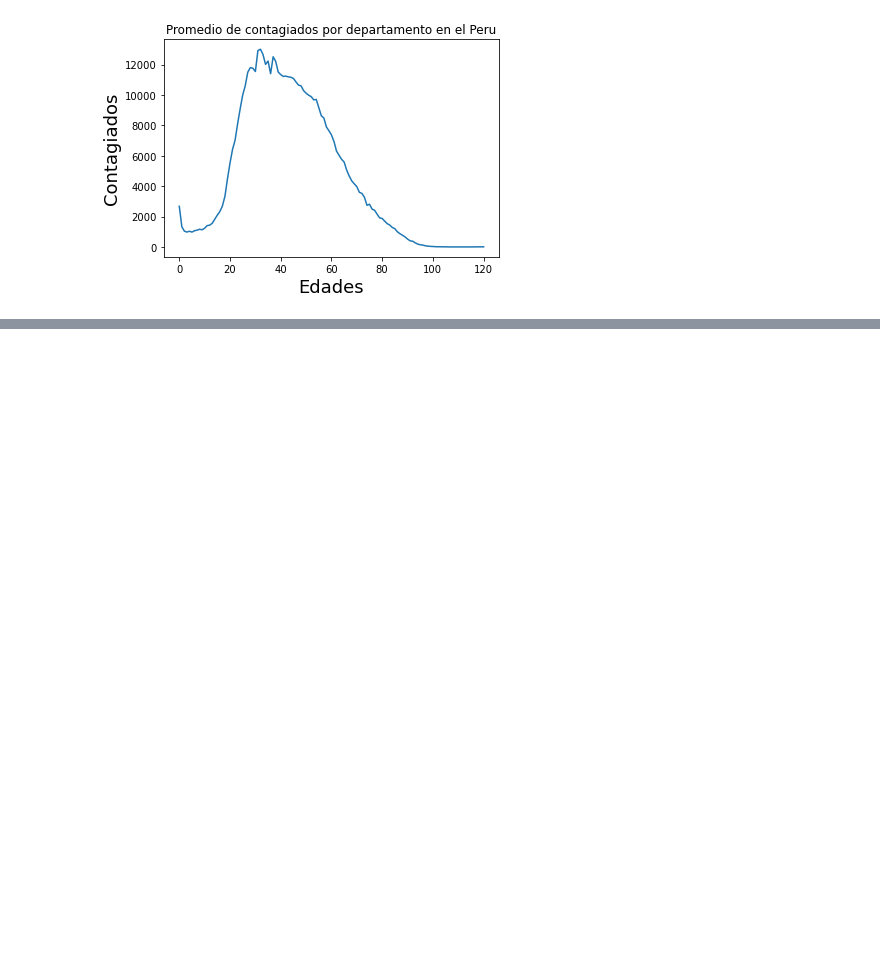
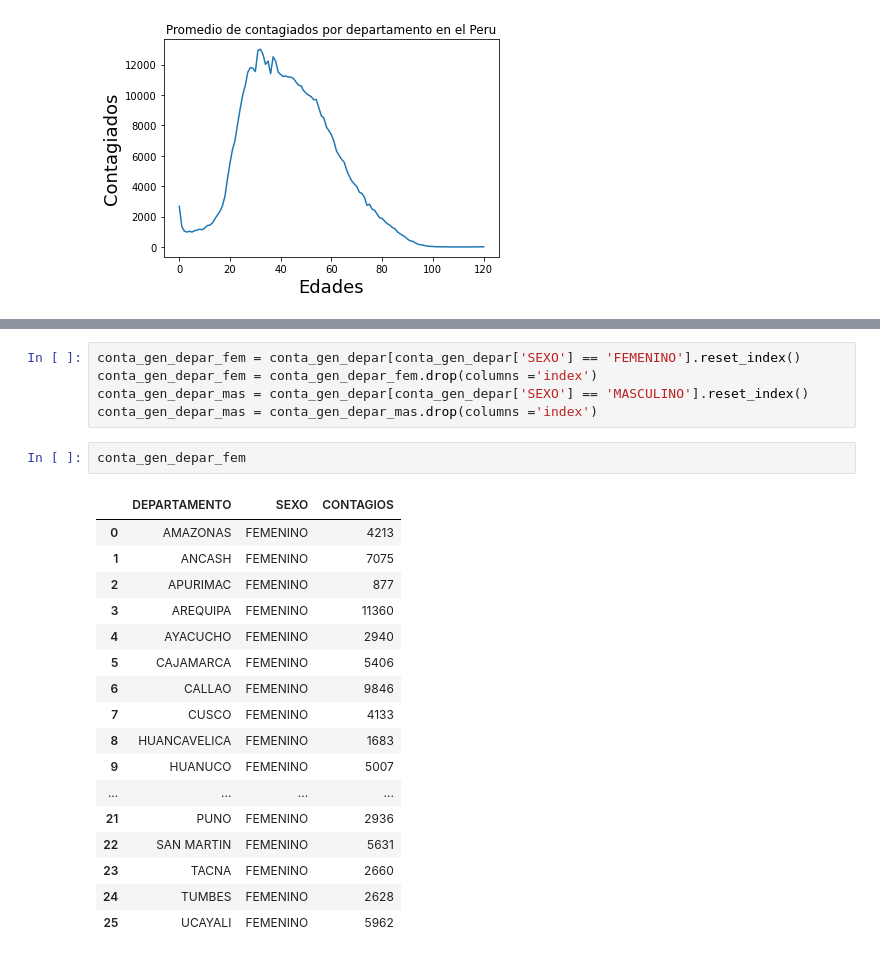
Before and after one commit to KlausM23/EDA-Covid-Peru, a Jupyter notebook: notebooks/analisis_inicial.ipynb, the cells around one changed output, grey strips where cells are left out. Cells and saved outputs as stored; diff of their text form; blank space fills up the shorter version.

```diff
--- a/notebooks/analisis_inicial.ipynb
+++ b/notebooks/analisis_inicial.ipynb
@@ -164,0 +193,25 @@ plt.show()
+# %%
+conta_gen_depar_fem = conta_gen_depar[conta_gen_depar['SEXO'] == 'FEMENINO'].reset_index()
+conta_gen_depar_fem = conta_gen_depar_fem.drop(columns ='index')
+conta_gen_depar_mas = conta_gen_depar[conta_gen_depar['SEXO'] == 'MASCULINO'].reset_index()
+conta_gen_depar_mas = conta_gen_depar_mas.drop(columns ='index')
+# %%
+conta_gen_depar_fem
+# %% [output]
+|  | DEPARTAMENTO | SEXO | CONTAGIOS |
+| 0 | AMAZONAS | FEMENINO | 4213 |
+| 1 | ANCASH | FEMENINO | 7075 |
+| 2 | APURIMAC | FEMENINO | 877 |
+| 3 | AREQUIPA | FEMENINO | 11360 |
+| 4 | AYACUCHO | FEMENINO | 2940 |
+| 5 | CAJAMARCA | FEMENINO | 5406 |
+| 6 | CALLAO | FEMENINO | 9846 |
+| 7 | CUSCO | FEMENINO | 4133 |
+| 8 | HUANCAVELICA | FEMENINO | 1683 |
+| 9 | HUANUCO | FEMENINO | 5007 |
+| ... | ... | ... | ... |
+| 21 | PUNO | FEMENINO | 2936 |
+| 22 | SAN MARTIN | FEMENINO | 5631 |
+| 23 | TACNA | FEMENINO | 2660 |
+| 24 | TUMBES | FEMENINO | 2628 |
+| 25 | UCAYALI | FEMENINO | 5962 |
```
Also changed, not shown: parts of 7 cells of this notebook.
